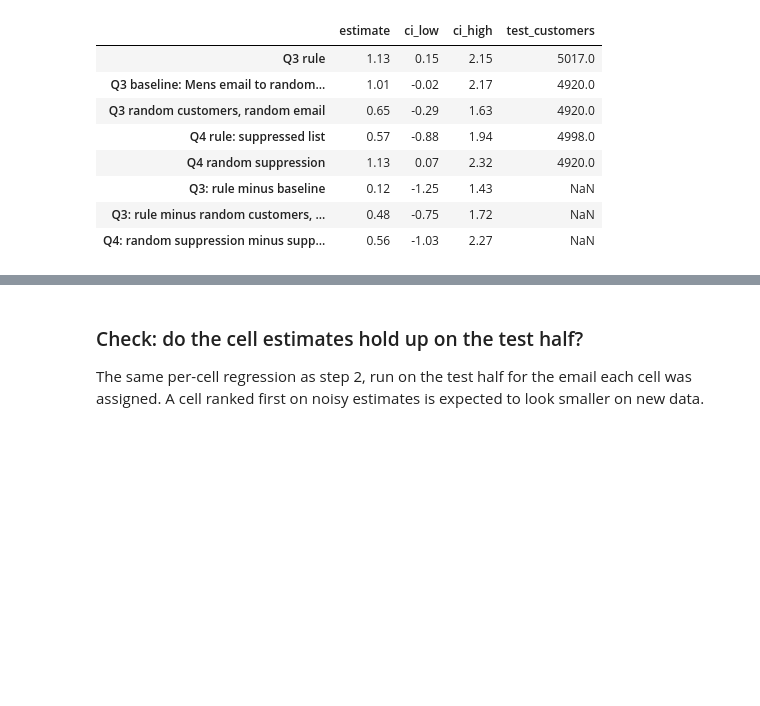
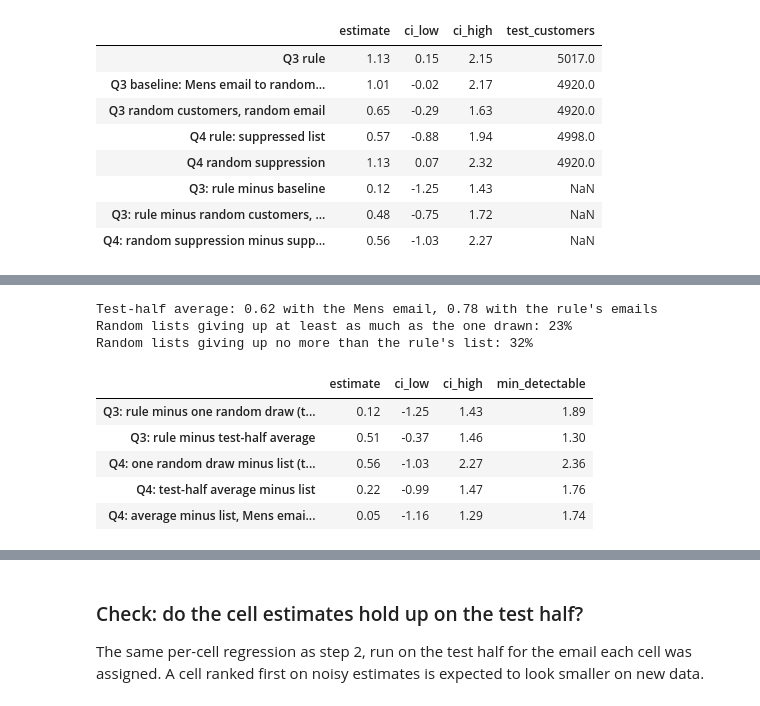
Before and after one commit to flora29058486/email-campaign-targeting, a Jupyter notebook: notebooks/03_01_targeting_rule.ipynb, the cells around one changed output, grey strips where cells are left out. Saved outputs shown, nothing was run; the diff lists cells and outputs as text; code cells hidden in the pictures; blank space fills up the shorter version.

Commit message:
Answer questions 3 and 4 directly and check the random baseline
Co-Authored-By: Claude <noreply@anthropic.com>

```diff
--- a/notebooks/03_01_targeting_rule.ipynb
+++ b/notebooks/03_01_targeting_rule.ipynb
@@ -314,0 +321,78 @@ The baseline's \$1.01 is above the Mens email's overall effect of \$0.77 in stag
+# %%
+def effect(pair, idx, values=spend):
+    """Incremental outcome per customer for one (emailed, control) pair of masks, for each row of indices."""
+    v = values[idx]
+    emailed, control = (mask[idx] for mask in pair)
+    return (v * emailed).sum(axis=1) / emailed.sum(axis=1) - (v * control).sum(axis=1) / control.sum(axis=1)
+
+
+def with_intervals(gaps):
+    """Estimate, 95% interval and detectable difference, from the same resamples as above."""
+    estimate = gaps(np.arange(len(spend))[None, :])
+    resample = np.random.default_rng(SEED)
+    draws = {name: [] for name in estimate}
+    for _ in range(N_BOOT // CHUNK):
+        for name, values in gaps(resample.integers(0, len(spend), size=(CHUNK, len(spend)))).items():
+            draws[name].append(values)
+    return pd.DataFrame({
+        "estimate": {k: v[0] for k, v in estimate.items()},
+        "ci_low": {k: np.percentile(np.concatenate(v), 2.5) for k, v in draws.items()},
+        "ci_high": {k: np.percentile(np.concatenate(v), 97.5) for k, v in draws.items()},
+        "min_detectable": {k: 2.8 * np.concatenate(v).std() for k, v in draws.items()},
+    })
+
+
+mens = (t["segment"] == "Mens E-Mail").to_numpy()
+own_email_mask = (t["segment"] == t["rule_email"]).to_numpy()
+suppressed = t["suppress"].to_numpy()
+n_drawn = t["random_pick"].sum()
+own_emails = (own_email_mask, no_email)  # the whole test half, under the rule's emails
+mens_only = (mens, no_email)  # the whole test half, Mens email for everyone
+suppressed_mens_only = (suppressed & mens, suppressed & no_email)
+
+
+def gaps(idx):
+    top = effect(masks["Q3 rule"], idx)
+    bottom = effect(masks["Q4 rule: suppressed list"], idx)
+    return {
+        "Q3: rule minus one random draw (threshold)":
+            top - effect(masks["Q3 baseline: Mens email to random 10,000"], idx),
+        "Q3: rule minus test-half average":
+            top - effect(mens_only, idx),
+        "Q4: one random draw minus list (threshold)":
+            effect(masks["Q4 random suppression"], idx) - bottom,
+        "Q4: test-half average minus list":
+            effect(own_emails, idx) - bottom,
+        "Q4: average minus list, Mens email for all":
+            effect(mens_only, idx) - effect(suppressed_mens_only, idx),
+    }
+
+
+check = with_intervals(gaps)
+everyone = np.arange(len(spend))[None, :]
+drawn = effect(masks["Q4 random suppression"], everyone)[0]
+listed = effect(masks["Q4 rule: suppressed list"], everyone)[0]
+print(f"Test-half average: {effect(mens_only, everyone)[0]:.2f} with the Mens email, "
+      f"{effect(own_emails, everyone)[0]:.2f} with the rule's emails")
+
+# Where does the one random draw fall among 5,000 random lists of the same size?
+draw_rng = np.random.default_rng(SEED)
+random_lists = []
+for _ in range(5_000):
+    rows = draw_rng.choice(len(spend), n_drawn, replace=False)
+    emailed, control = own_email_mask[rows], no_email[rows]
+    random_lists.append(spend[rows][emailed].mean() - spend[rows][control].mean())
+random_lists = np.array(random_lists)
+print(f"Random lists giving up at least as much as the one drawn: {(random_lists >= drawn).mean():.0%}")
+print(f"Random lists giving up no more than the rule's list: {(random_lists <= listed).mean():.0%}")
+check.round(2)
+# %% [output]
+Test-half average: 0.62 with the Mens email, 0.78 with the rule's emails
+Random lists giving up at least as much as the one drawn: 23%
+Random lists giving up no more than the rule's list: 32%
+|  | estimate | ci_low | ci_high | min_detectable |
+| Q3: rule minus one random draw (t... | 0.12 | -1.25 | 1.43 | 1.89 |
+| Q3: rule minus test-half average | 0.51 | -0.37 | 1.46 | 1.30 |
+| Q4: one random draw minus list (t... | 0.56 | -1.03 | 2.27 | 2.36 |
+| Q4: test-half average minus list | 0.22 | -0.99 | 1.47 | 1.76 |
+| Q4: average minus list, Mens emai... | 0.05 | -1.16 | 1.29 | 1.74 |
```
Also changed, not shown: parts of 8 cells of this notebook, 6 other files.
